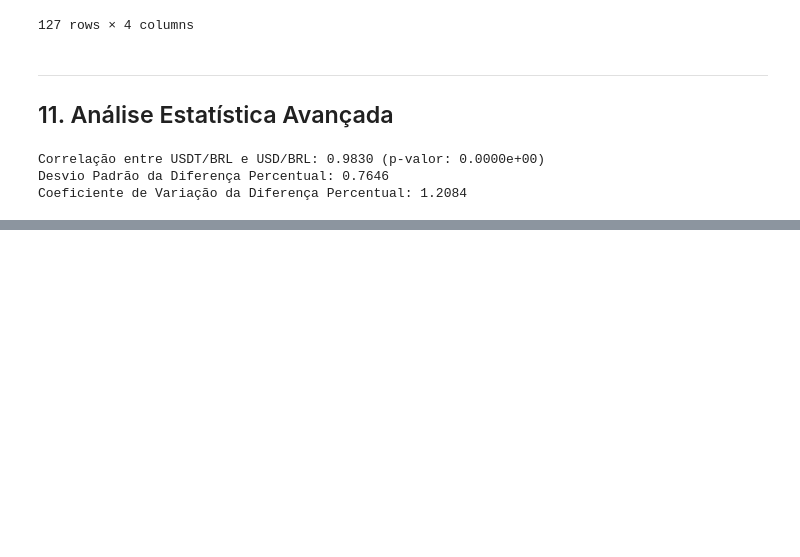
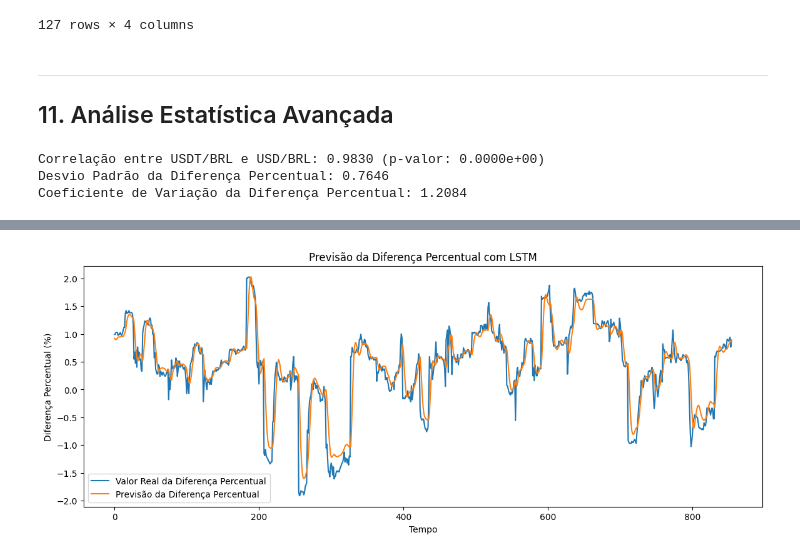
Before and after one commit to fredschur/Analise_Variacao_Preco_USD-BRL_USDT-BRL, a Jupyter notebook: Análise_Variação_Preço_USD_BRL_USDT_BRL.ipynb, the cells around one changed output, grey strips where cells are left out. Cells and saved outputs as stored; diff of their text form; code cells hidden in the pictures; blank space fills up the shorter version.

```diff
--- a/Análise_Variação_Preço_USD_BRL_USDT_BRL.ipynb
+++ b/Análise_Variação_Preço_USD_BRL_USDT_BRL.ipynb
@@ -331,0 +438,22 @@ Coeficiente de Variação da Diferença Percentual: 1.2084
+# %%
+# Preparar dados para Diferença Percentual
+X_diff, y_diff = prepare_data(data_diff_scaled, time_step)
+
+# Dividir os dados em treinamento e teste
+train_size_diff = int(len(X_diff) * 0.8)
+X_diff_train, X_diff_test = X_diff[:train_size_diff], X_diff[train_size_diff:]
+y_diff_train, y_diff_test = y_diff[:train_size_diff], y_diff[train_size_diff:]
+
+# Remodelar a entrada
+X_diff_train = X_diff_train.reshape(X_diff_train.shape[0], X_diff_train.shape[1], 1)
+X_diff_test = X_diff_test.reshape(X_diff_test.shape[0], X_diff_test.shape[1], 1)
+
+# Criar o modelo LSTM para Diferença Percentual
+model_diff = Sequential()
+model_diff.add(LSTM(50, return_sequences=True, input_shape=(time_step, 1)))
+model_diff.add(LSTM(50))
+model_diff.add(Dense(1))
+model_diff.compile(optimizer='adam', loss='mean_squared_error')
+
+# Treinar o modelo
+model_diff.fit(X_diff_train, y_diff_train, epochs=10, batch_size=64, verbose=1)
@@ -331,0 +482,22 @@ Coeficiente de Variação da Diferença Percentual: 1.2084
+# %%
+# Previsão
+diff_predict = model_diff.predict(X_diff_test)
+
+# Inverter a escala dos dados
+diff_predict = scaler_diff.inverse_transform(diff_predict.reshape(-1, 1))
+y_diff_test_inv = scaler_diff.inverse_transform(y_diff_test.reshape(-1, 1))
+
+# Calcular RMSE
+rmse_diff = np.sqrt(mean_squared_error(y_diff_test_inv, diff_predict))
+print(f"RMSE do modelo de Diferença Percentual: {rmse_diff:.4f}")
+
+# Visualização dos resultados
+plt.figure(figsize=(14,5))
+plt.plot(y_diff_test_inv, label='Valor Real da Diferença Percentual')
+plt.plot(diff_predict, label='Previsão da Diferença Percentual')
+plt.title('Previsão da Diferença Percentual com LSTM')
+plt.xlabel('Tempo')
+plt.ylabel('Diferença Percentual (%)')
+plt.legend()
+plt.show()
+# %% [output]
@@ -331,0 +506 @@ Coeficiente de Variação da Diferença Percentual: 1.2084
+[figure, added]
```
Also changed, not shown: parts of 7 cells of this notebook.
